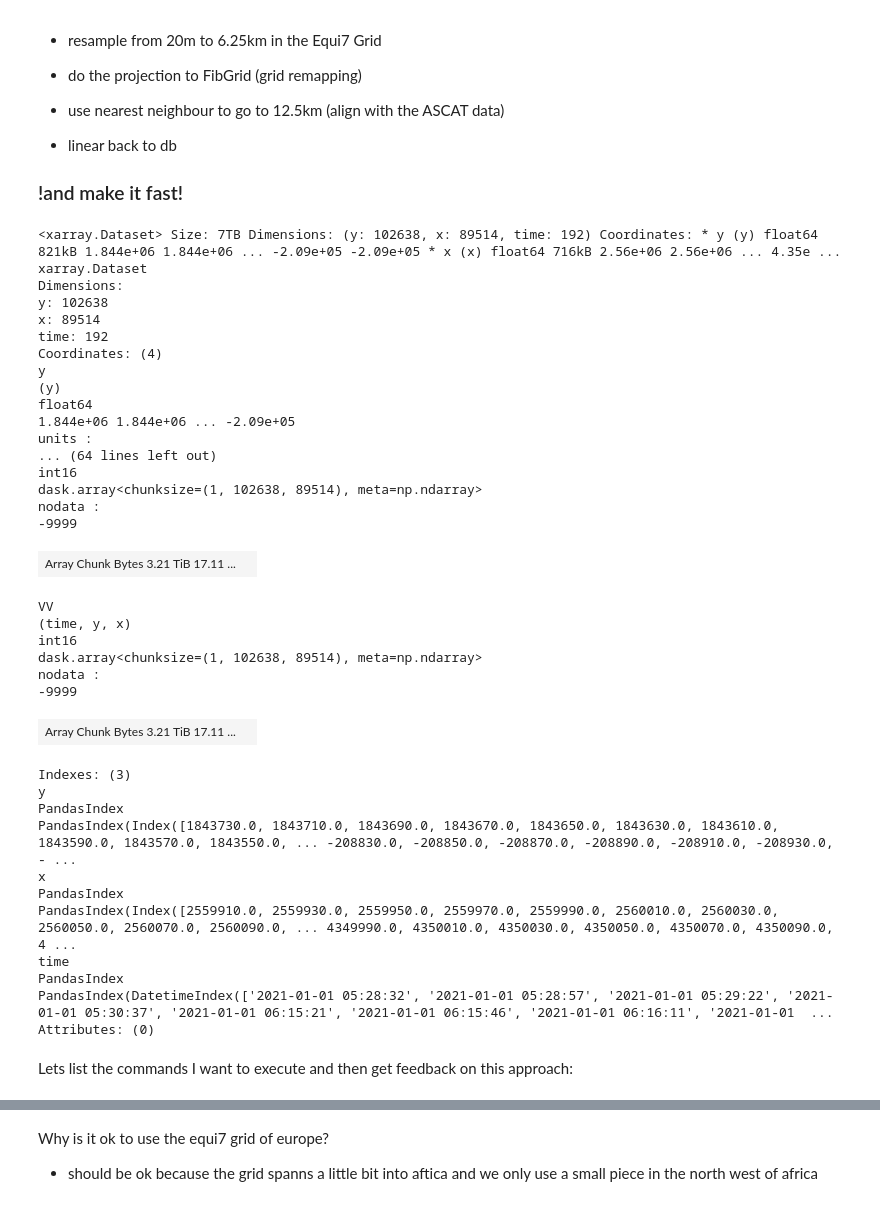
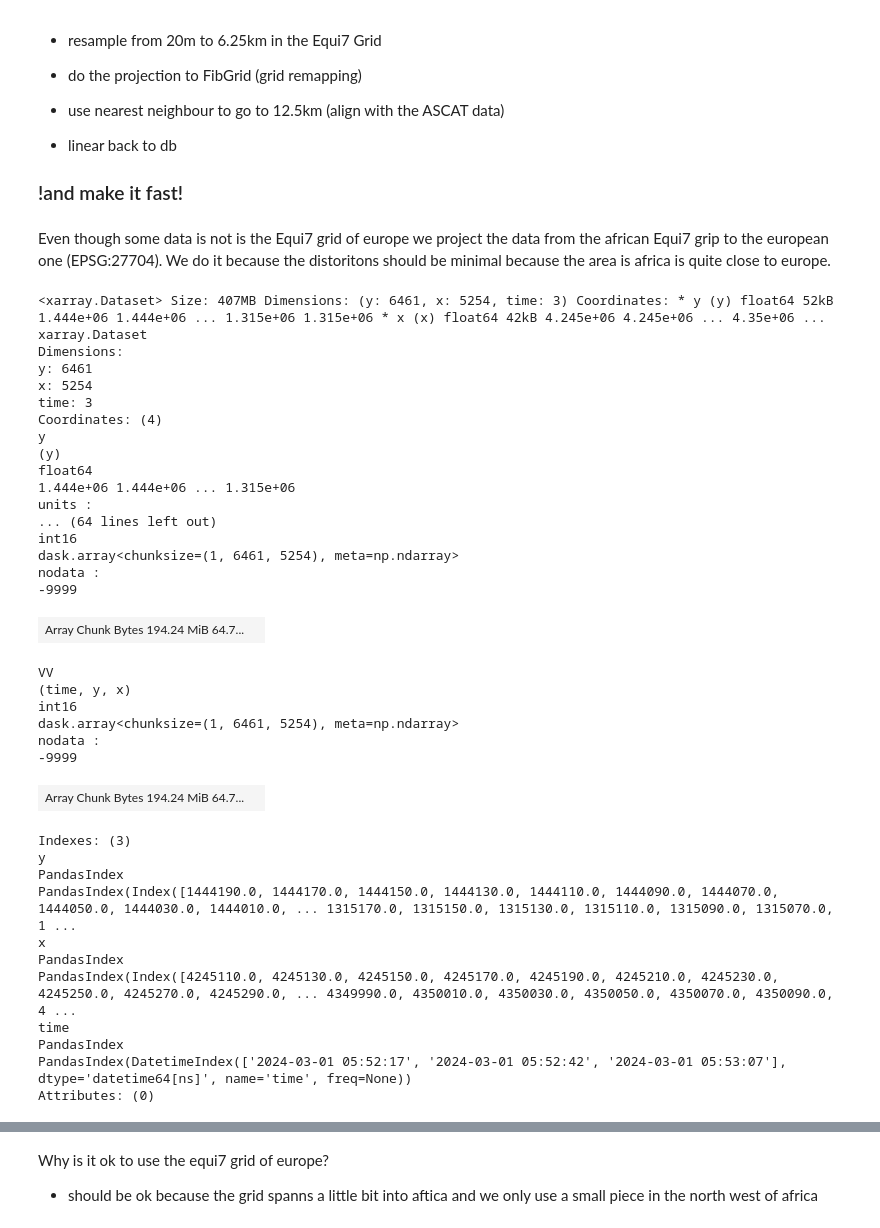
Before and after one commit to wagnerjoseph/Sentinel1-ASCAT-fusion, a Jupyter notebook: notebooks/create-s1-zarr-dataset.ipynb, the cells around one changed output, grey strips where cells are left out. Drawn from its saved outputs; the diff is of its cells as text; code cells hidden in the pictures.

Commit message:
?working?version when data problem started

```diff
--- a/notebooks/create-s1-zarr-dataset.ipynb
+++ b/notebooks/create-s1-zarr-dataset.ipynb
@@ -36,23 +38,23 @@ with warnings.catch_warnings():
 # %%
 eodc_catalog = pystac_client.Client.open("https://stac.eodc.eu/api/v1")
 
-colllection_id = "SENTINEL1_SIG0_20M"
+collection_id = "SENTINEL1_SIG0_20M"
 
-collection = eodc_catalog.get_collection(colllection_id)
+collection = eodc_catalog.get_collection(collection_id)
 # %% [markdown]
 Setting time and area of interest.
 # %%
-time_range ="2021-01-01/2021-01-05" # "2021-01-01/2023-12-31"
+time_range ="2021-01-01/2021-01-01" # "2021-01-01/2023-12-31"
 
-latmin, latmax = 30.0, 45.0            # South to North
-lonmin, lonmax = -10.0, 5.0            # West to East
+latmin, latmax = 44.0, 45.0 #30.0, 45.0            # South to North
+lonmin, lonmax = 4, 5.0  #-10.0, 5.0            # West to East
 
 bounding_box = [lonmin, latmin, lonmax, latmax]
 # %% [markdown]
 Loading the metadata with STAC search engine.
 # %%
 search = eodc_catalog.search(
-    collections=colllection_id,
+    collections=collection_id,
     bbox=bounding_box,
     datetime=time_range,
     # max_items=1  # number of max items to load
@@ -153,60 +169,60 @@ def _preprocess(x, scale, nodata):
     x = x * scale
 
     return x
+# %% [markdown]
+Even though some data is not is the Equi7 grid of europe we project the data from the african Equi7 grip to the european one (EPSG:27704). We do it because the distoritons should be minimal because the area is africa is quite close to europe.
 # %%
 crs = "EPSG:27704"
 res =  20
 
 nodata = items_eodc[0].assets["VV"].extra_fields["raster:bands"][0]["nodata"]
 scale = items_eodc[0].assets["VV"].extra_fields["raster:bands"][0]["scale"]
 
-chunks = {"time": 1, "latitude": 1000, "longitude": 1000}
+chunks = {"time": 1, "latitude": 100, "longitude": 100}
 sig0_dc = odc_stac.load(
     items_eodc,
     crs=crs,
     resolution=res,
     bbox=bounding_box,
     chunks=chunks,
     preprocess=lambda x: _preprocess(x, scale, nodata),
     resampling="bilinear",
 )
 sig0_dc
 # %% [output]
-<xarray.Dataset> Size: 7TB Dimensions: (y: 102638, x: 89514, time: 192) Coordinates: * y (y) float64 821kB 1.844e+06 1.844e+06 ... -2.09e+05 -2.09e+05 * x (x) float64 716kB 2.56e+06 2.56e+06 ... 4.35e ...
+<xarray.Dataset> Size: 407MB Dimensions: (y: 6461, x: 5254, time: 3) Coordinates: * y (y) float64 52kB 1.444e+06 1.444e+06 ... 1.315e+06 1.315e+06 * x (x) float64 42kB 4.245e+06 4.245e+06 ... 4.35e+06 ...
 xarray.Dataset
 Dimensions:
-y: 102638
-x: 89514
-time: 192
+y: 6461
+x: 5254
+time: 3
 Coordinates: (4)
 y
 (y)
 float64
-1.844e+06 1.844e+06 ... -2.09e+05
+1.444e+06 1.444e+06 ... 1.315e+06
 units :
 ... (64 lines left out)
 int16
-dask.array<chunksize=(1, 102638, 89514), meta=np.ndarray>
+dask.array<chunksize=(1, 6461, 5254), meta=np.ndarray>
 nodata :
 -9999
-| Array Chunk Bytes 3.21 TiB 17.11 ... |  |
+| Array Chunk Bytes 194.24 MiB 64.7... |  |
 VV
 (time, y, x)
 int16
-dask.array<chunksize=(1, 102638, 89514), meta=np.ndarray>
+dask.array<chunksize=(1, 6461, 5254), meta=np.ndarray>
 nodata :
 -9999
-| Array Chunk Bytes 3.21 TiB 17.11 ... |  |
+| Array Chunk Bytes 194.24 MiB 64.7... |  |
 Indexes: (3)
 y
 PandasIndex
-PandasIndex(Index([1843730.0, 1843710.0, 1843690.0, 1843670.0, 1843650.0, 1843630.0, 1843610.0, 1843590.0, 1843570.0, 1843550.0, ... -208830.0, -208850.0, -208870.0, -208890.0, -208910.0, -208930.0, - ...
+PandasIndex(Index([1444190.0, 1444170.0, 1444150.0, 1444130.0, 1444110.0, 1444090.0, 1444070.0, 1444050.0, 1444030.0, 1444010.0, ... 1315170.0, 1315150.0, 1315130.0, 1315110.0, 1315090.0, 1315070.0, 1 ...
 x
 PandasIndex
-PandasIndex(Index([2559910.0, 2559930.0, 2559950.0, 2559970.0, 2559990.0, 2560010.0, 2560030.0, 2560050.0, 2560070.0, 2560090.0, ... 4349990.0, 4350010.0, 4350030.0, 4350050.0, 4350070.0, 4350090.0, 4 ...
+PandasIndex(Index([4245110.0, 4245130.0, 4245150.0, 4245170.0, 4245190.0, 4245210.0, 4245230.0, 4245250.0, 4245270.0, 4245290.0, ... 4349990.0, 4350010.0, 4350030.0, 4350050.0, 4350070.0, 4350090.0, 4 ...
 time
 PandasIndex
-PandasIndex(DatetimeIndex(['2021-01-01 05:28:32', '2021-01-01 05:28:57', '2021-01-01 05:29:22', '2021-01-01 05:30:37', '2021-01-01 06:15:21', '2021-01-01 06:15:46', '2021-01-01 06:16:11', '2021-01-01  ...
+PandasIndex(DatetimeIndex(['2024-03-01 05:52:17', '2024-03-01 05:52:42', '2024-03-01 05:53:07'], dtype='datetime64[ns]', name='time', freq=None))
 Attributes: (0)
-# %% [markdown]
-Lets list the commands I want to execute and then get feedback on this approach:
```
Also changed, not shown: parts of 25 cells of this notebook.
